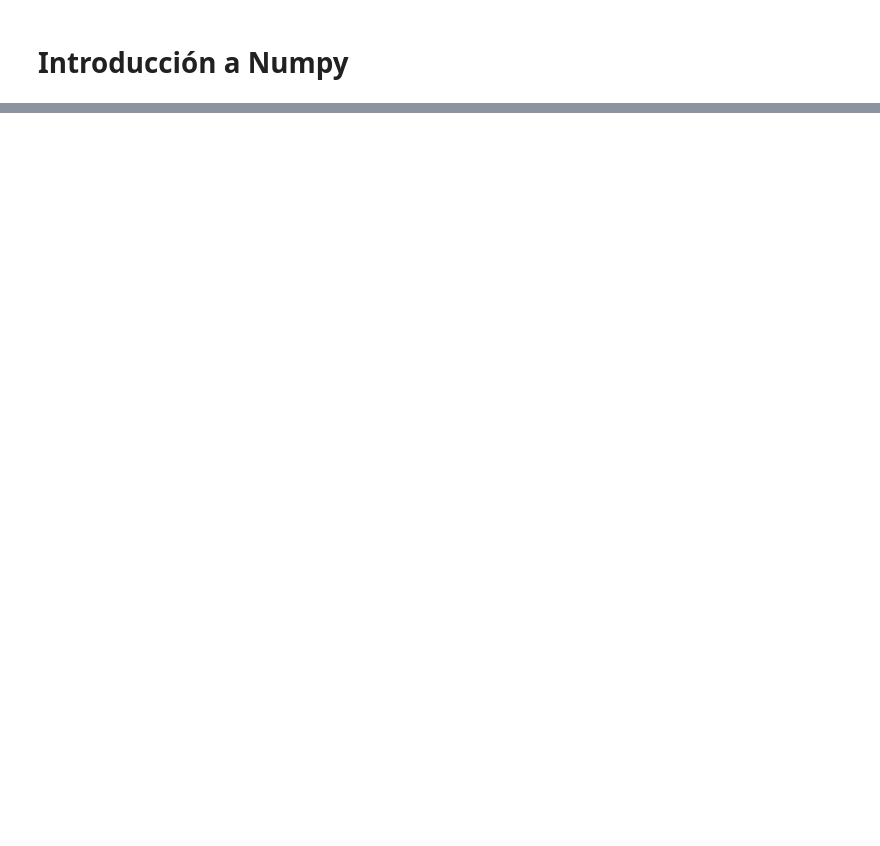
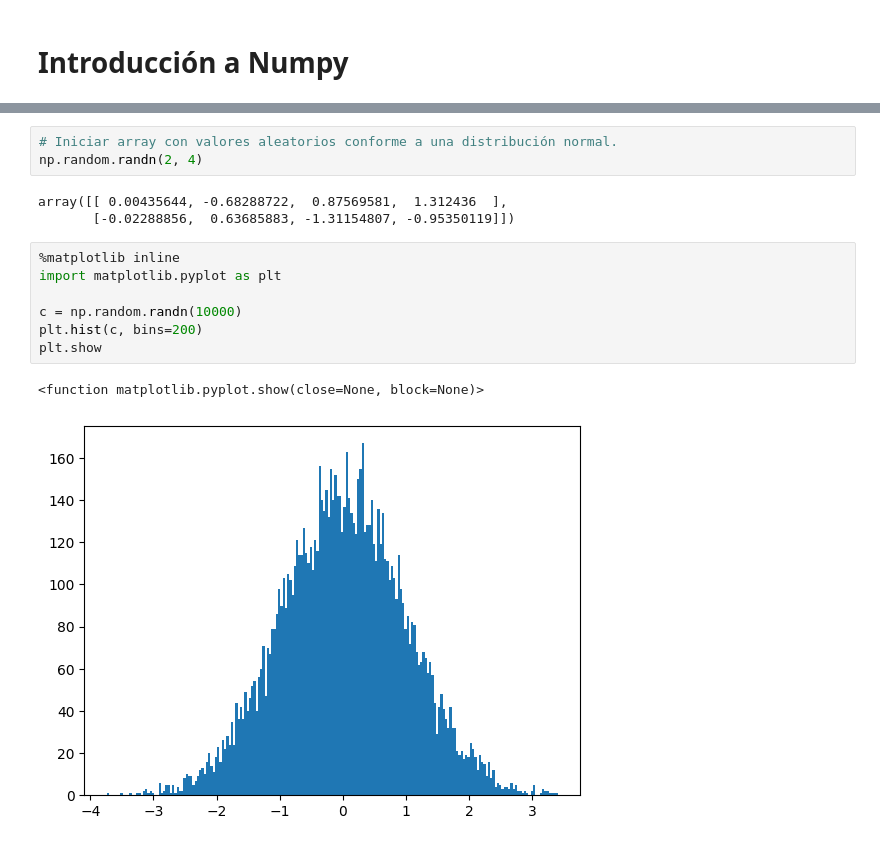
Before and after one commit to EmilioRivFa/Simulacion, a Jupyter notebook: 01_Numpy_3501.ipynb, the cells around one changed output, grey strips where cells are left out. Saved outputs shown, nothing was run; the diff lists cells and outputs as text; blank space fills up the shorter version.

```diff
--- a/01_Numpy_3501.ipynb
+++ b/01_Numpy_3501.ipynb
@@ -37,0 +139,16 @@ a es un array:
+# %%
+# Iniciar array con valores aleatorios conforme a una distribución normal.
+np.random.randn(2, 4)
+# %% [output]
+array([[ 0.00435644, -0.68288722,  0.87569581,  1.312436  ],
+       [-0.02288856,  0.63685883, -1.31154807, -0.95350119]])
+# %%
+%matplotlib inline
+import matplotlib.pyplot as plt
+
+c = np.random.randn(10000)
+plt.hist(c, bins=200)
+plt.show
+# %% [output]
+<function matplotlib.pyplot.show(close=None, block=None)>
+[figure, added]
```
Also changed, not shown: parts of 65 cells of this notebook.
